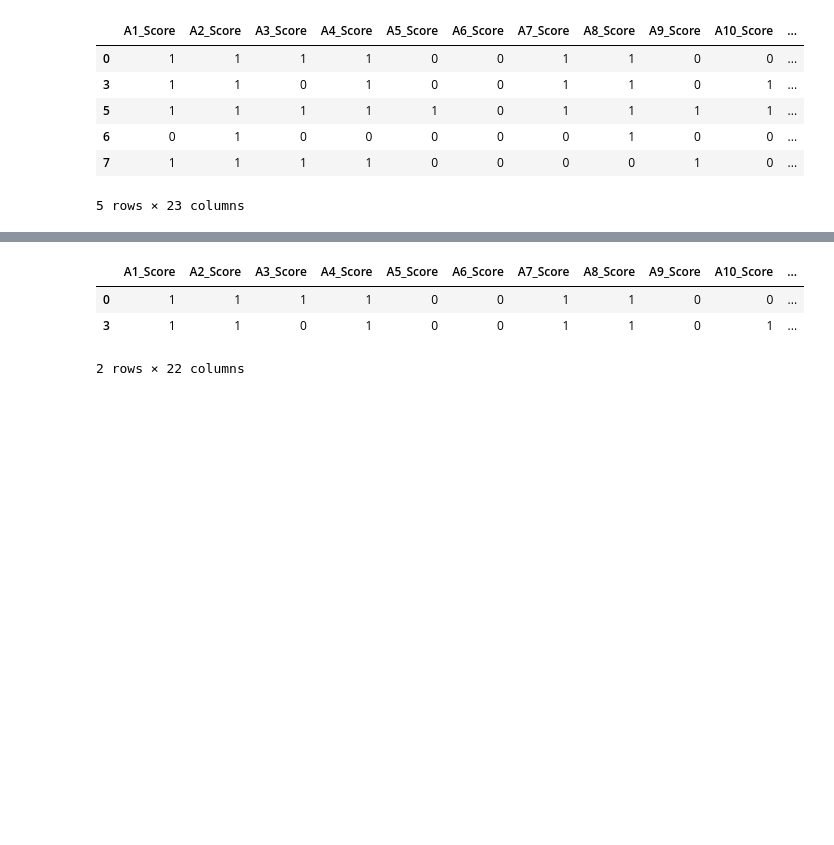
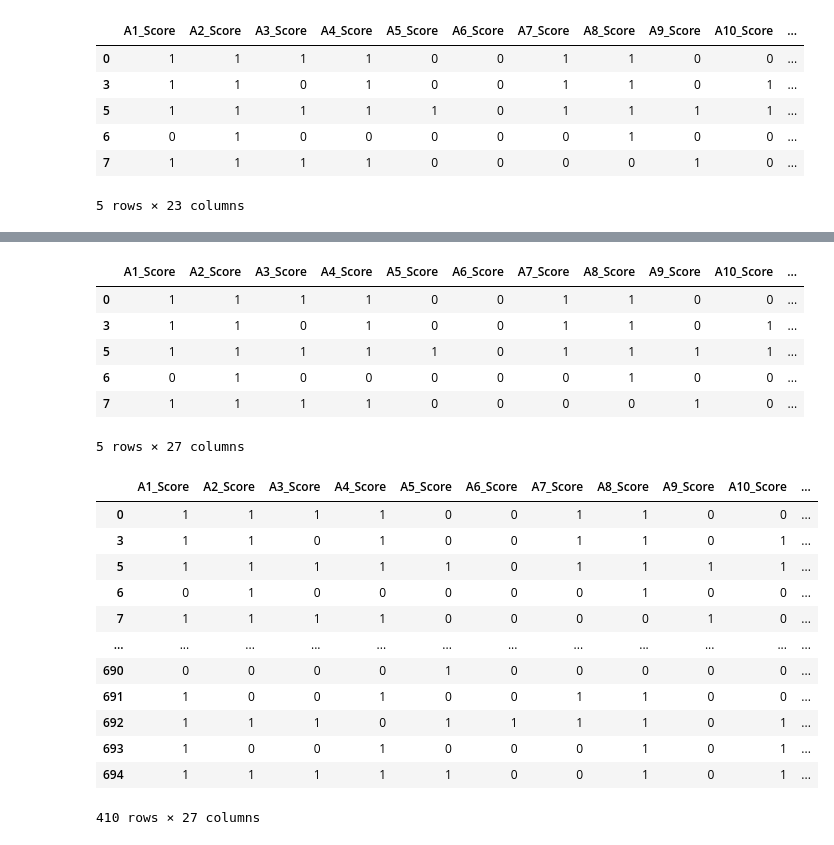
Before and after one commit to YounesBensafia/apriori-qos-asd, a Jupyter notebook: db_informations.ipynb, the cells around one changed output, grey strips where cells are left out. Drawn from its saved outputs; the diff is of its cells as text; code cells hidden in the pictures; blank space fills up the shorter version.

```diff
--- a/db_informations.ipynb
+++ b/db_informations.ipynb
@@ -380,0 +414,4 @@ df.drop(columns=['result'], inplace=True)
+# %%
+dummies = pd.get_dummies(df['country_grouped'], prefix='country')
+# %%
+df = pd.concat([df, dummies], axis=1)
@@ -381,7 +433,30 @@ df.drop(columns=['result'], inplace=True)
+# %%
+df.replace({'NO': 0, 'YES': 1, 'no': 0, 'yes': 1}, inplace=True)
 # %%
-df.head(2)
+df.head()
 # %% [output]
 |  | A1_Score | A2_Score | A3_Score | A4_Score | A5_Score | A6_Score | A7_Score | A8_Score | A9_Score | A10_Score | ... |
 | 0 | 1 | 1 | 1 | 1 | 0 | 0 | 1 | 1 | 0 | 0 | ... |
 | 3 | 1 | 1 | 0 | 1 | 0 | 0 | 1 | 1 | 0 | 1 | ... |
+| 5 | 1 | 1 | 1 | 1 | 1 | 0 | 1 | 1 | 1 | 1 | ... |
+| 6 | 0 | 1 | 0 | 0 | 0 | 0 | 0 | 1 | 0 | 0 | ... |
+| 7 | 1 | 1 | 1 | 1 | 0 | 0 | 0 | 0 | 1 | 0 | ... |
-2 rows × 22 columns
+5 rows × 27 columns
+# %%
+df = df.replace({True: 1, False: 0})
+# %%
+df
+# %% [output]
+|  | A1_Score | A2_Score | A3_Score | A4_Score | A5_Score | A6_Score | A7_Score | A8_Score | A9_Score | A10_Score | ... |
+| 0 | 1 | 1 | 1 | 1 | 0 | 0 | 1 | 1 | 0 | 0 | ... |
+| 3 | 1 | 1 | 0 | 1 | 0 | 0 | 1 | 1 | 0 | 1 | ... |
+| 5 | 1 | 1 | 1 | 1 | 1 | 0 | 1 | 1 | 1 | 1 | ... |
+| 6 | 0 | 1 | 0 | 0 | 0 | 0 | 0 | 1 | 0 | 0 | ... |
+| 7 | 1 | 1 | 1 | 1 | 0 | 0 | 0 | 0 | 1 | 0 | ... |
+| ... | ... | ... | ... | ... | ... | ... | ... | ... | ... | ... | ... |
+| 690 | 0 | 0 | 0 | 0 | 1 | 0 | 0 | 0 | 0 | 0 | ... |
+| 691 | 1 | 0 | 0 | 1 | 0 | 0 | 1 | 1 | 0 | 0 | ... |
+| 692 | 1 | 1 | 1 | 0 | 1 | 1 | 1 | 1 | 0 | 1 | ... |
+| 693 | 1 | 0 | 0 | 1 | 0 | 0 | 0 | 1 | 0 | 1 | ... |
+| 694 | 1 | 1 | 1 | 1 | 1 | 0 | 0 | 1 | 0 | 1 | ... |
+410 rows × 27 columns
```
Also changed, not shown: parts of 16 cells of this notebook.
